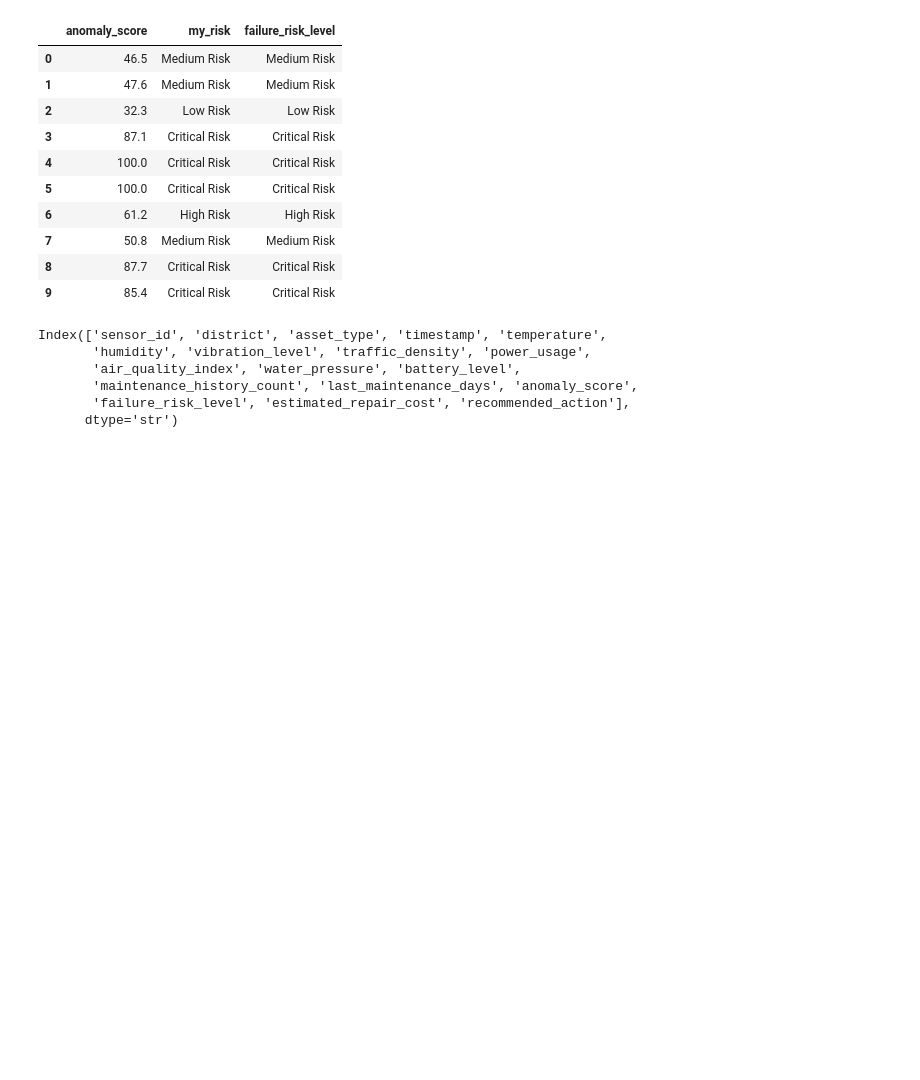
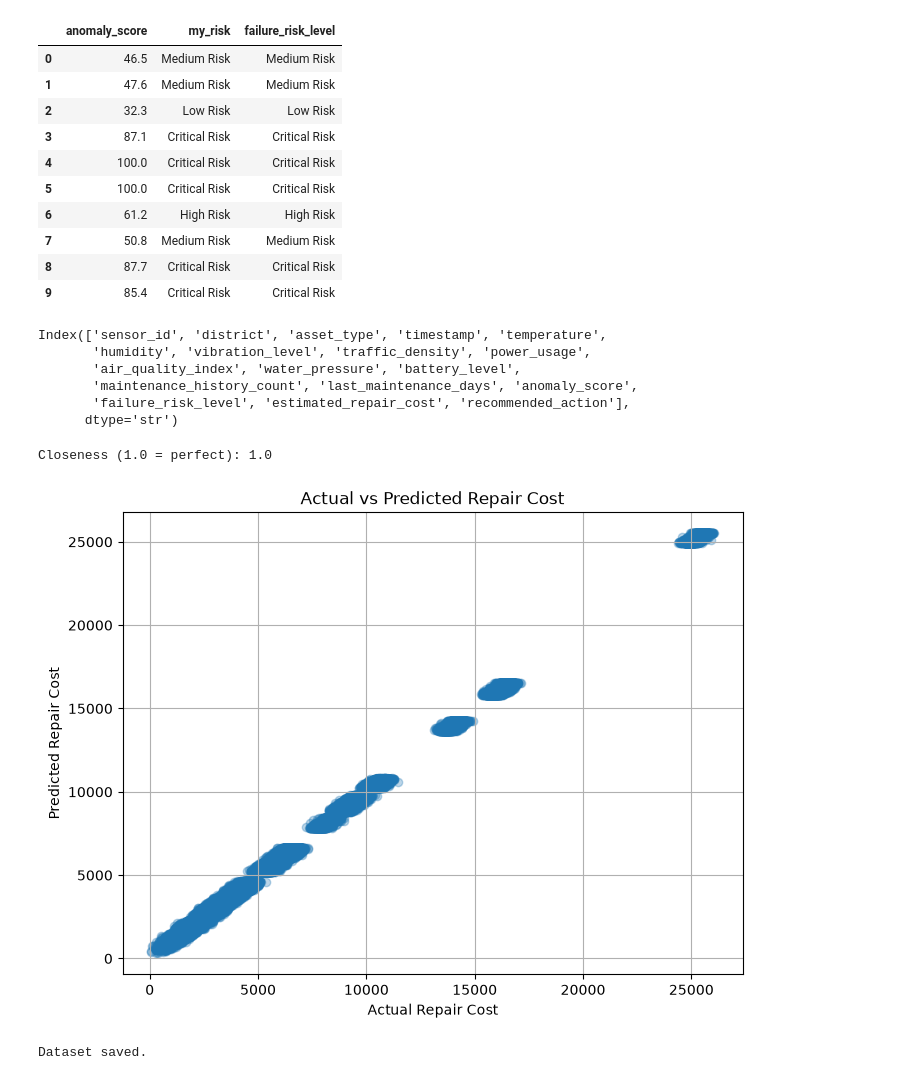
Before and after one commit to Lea-M04/smart_city, a Jupyter notebook: notebooks/process_dataset.ipynb, the cells around one changed output. Drawn from its saved outputs; the diff is of its cells as text; code cells hidden in the pictures; blank space fills up the shorter version.

Commit message:
Add dataset processing steps

```diff
--- a/notebooks/process_dataset.ipynb
+++ b/notebooks/process_dataset.ipynb
@@ -508,3 +508,37 @@ Index(['sensor_id', 'district', 'asset_type', 'timestamp', 'temperature',
        'maintenance_history_count', 'last_maintenance_days', 'anomaly_score',
        'failure_risk_level', 'estimated_repair_cost', 'recommended_action'],
       dtype='str')
+# %%
+base = df["asset_type"].map({
+    "Bridge": 5000, "WaterSystem": 3000, "Road": 2500,
+    "AirStation": 1200, "TrafficLight": 800, "StreetLight": 300})
+# %%
+mult = df["failure_risk_level"].map({
+    "Low Risk": 1.0, "Medium Risk": 1.6, "High Risk": 2.8, "Critical Risk": 4.5})
+# %%
+df["my_cost"] = base * mult + df["anomaly_score"] * 30
+# %%
+correlation = df["my_cost"].corr(df["estimated_repair_cost"])
+
+print("Closeness (1.0 = perfect):", round(correlation, 2))
+# %% [output]
+Closeness (1.0 = perfect): 1.0
+# %%
+plt.figure(figsize=(8,6))
+plt.scatter(df["estimated_repair_cost"], df["my_cost"], alpha=0.3)
+plt.xlabel("Actual Repair Cost")
+plt.ylabel("Predicted Repair Cost")
+plt.title("Actual vs Predicted Repair Cost")
+plt.grid(True)
+plt.show()
+# %% [output]
+[figure, added]
+# %%
+df.to_csv(
+    "../data/processed/smartcity_processed.csv",
+    index=False
+)
+
+print("Dataset saved.")
+# %% [output]
+Dataset saved.
```
